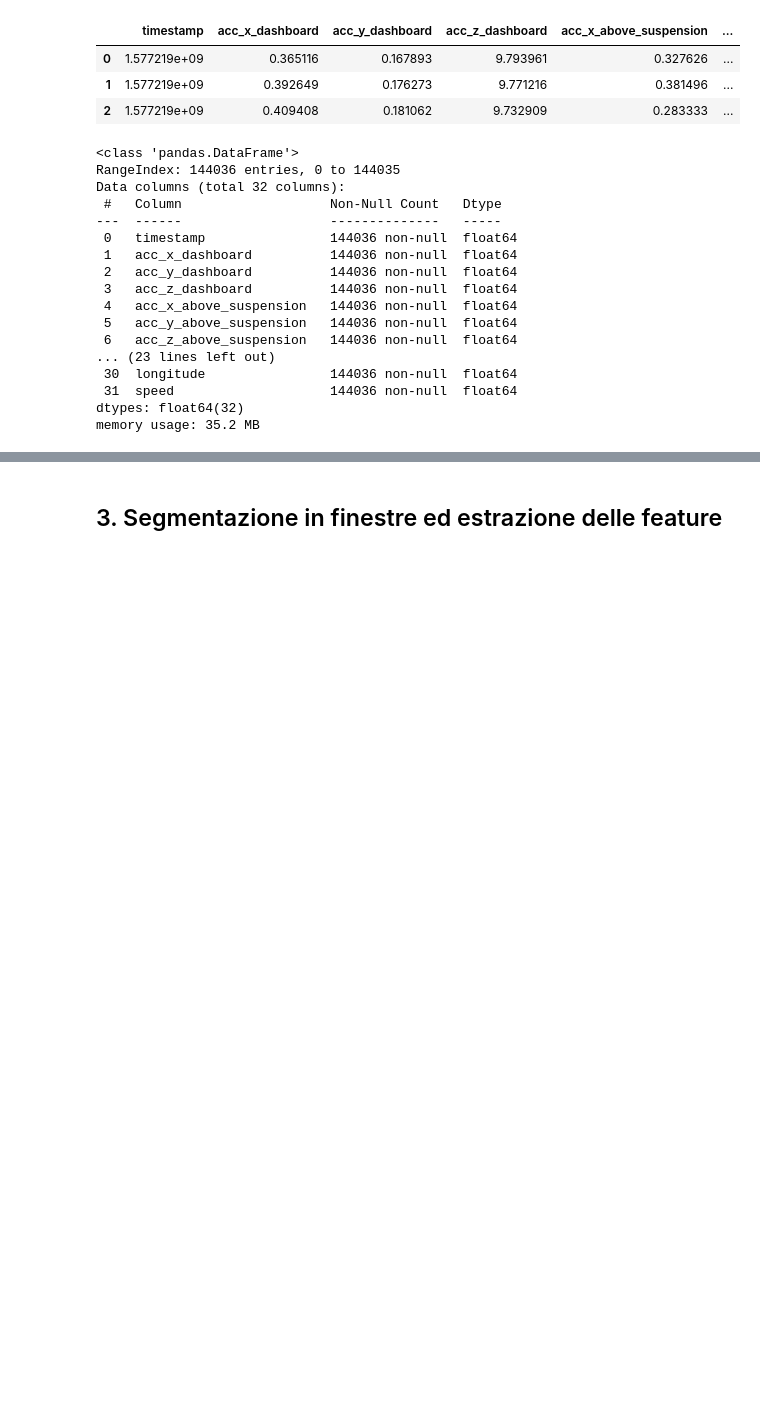
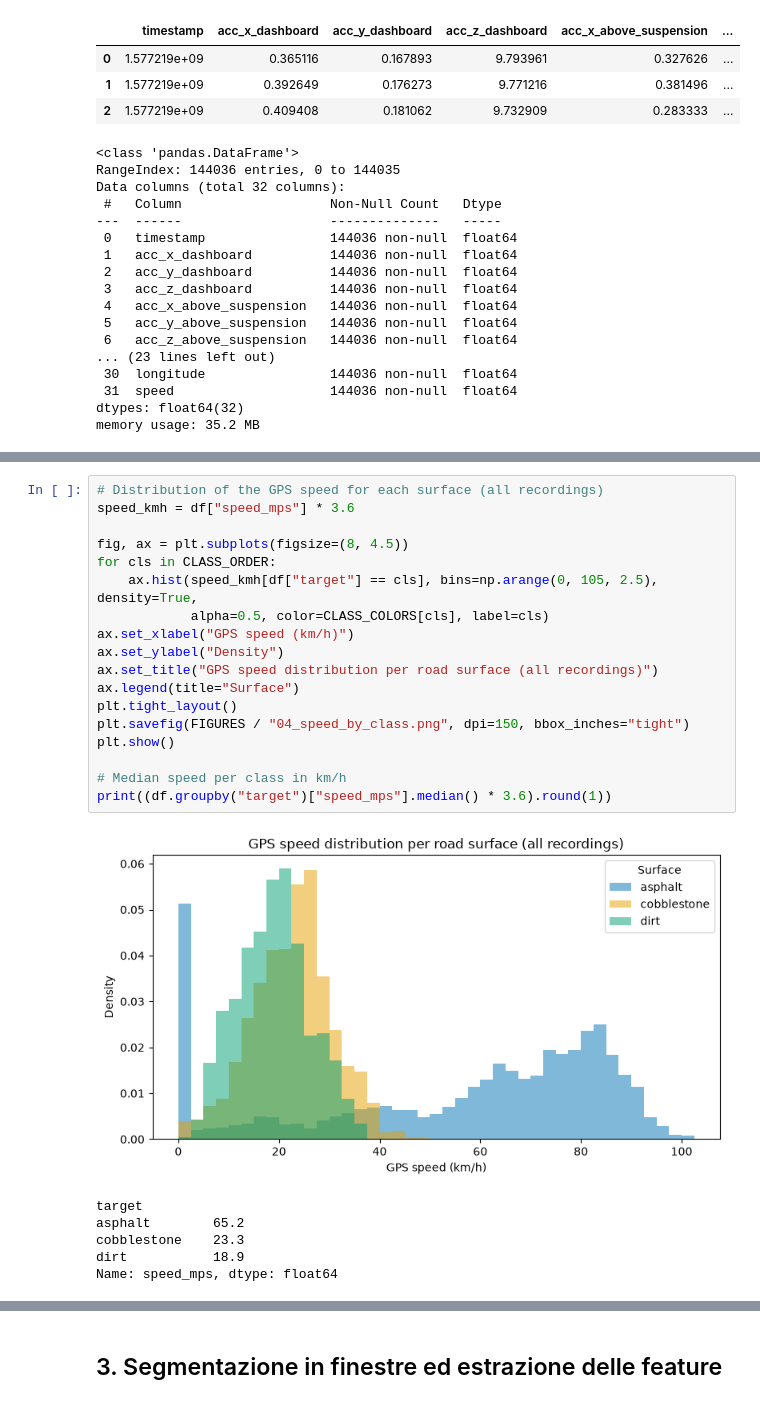
Before and after one commit to DennisBrancaleoni/ml-from-scratch, a Jupyter notebook: notebooks/progetto_pvs.ipynb, the cells around one changed output, grey strips where cells are left out. Cells and saved outputs as stored; diff of their text form; blank space fills up the shorter version.

```diff
--- a/notebooks/progetto_pvs.ipynb
+++ b/notebooks/progetto_pvs.ipynb
@@ -197,0 +384,25 @@ fraction of samples where speed changes: 0.009664250604015663
+# %%
+# Distribution of the GPS speed for each surface (all recordings)
+speed_kmh = df["speed_mps"] * 3.6
+
+fig, ax = plt.subplots(figsize=(8, 4.5))
+for cls in CLASS_ORDER:
+    ax.hist(speed_kmh[df["target"] == cls], bins=np.arange(0, 105, 2.5), density=True,
+            alpha=0.5, color=CLASS_COLORS[cls], label=cls)
+ax.set_xlabel("GPS speed (km/h)")
+ax.set_ylabel("Density")
+ax.set_title("GPS speed distribution per road surface (all recordings)")
+ax.legend(title="Surface")
+plt.tight_layout()
+plt.savefig(FIGURES / "04_speed_by_class.png", dpi=150, bbox_inches="tight")
+plt.show()
+
+# Median speed per class in km/h
+print((df.groupby("target")["speed_mps"].median() * 3.6).round(1))
+# %% [output]
+[figure, added]
+target
+asphalt        65.2
+cobblestone    23.3
+dirt           18.9
+Name: speed_mps, dtype: float64
```
Also changed, not shown: parts of 32 cells of this notebook, 2 other files.
